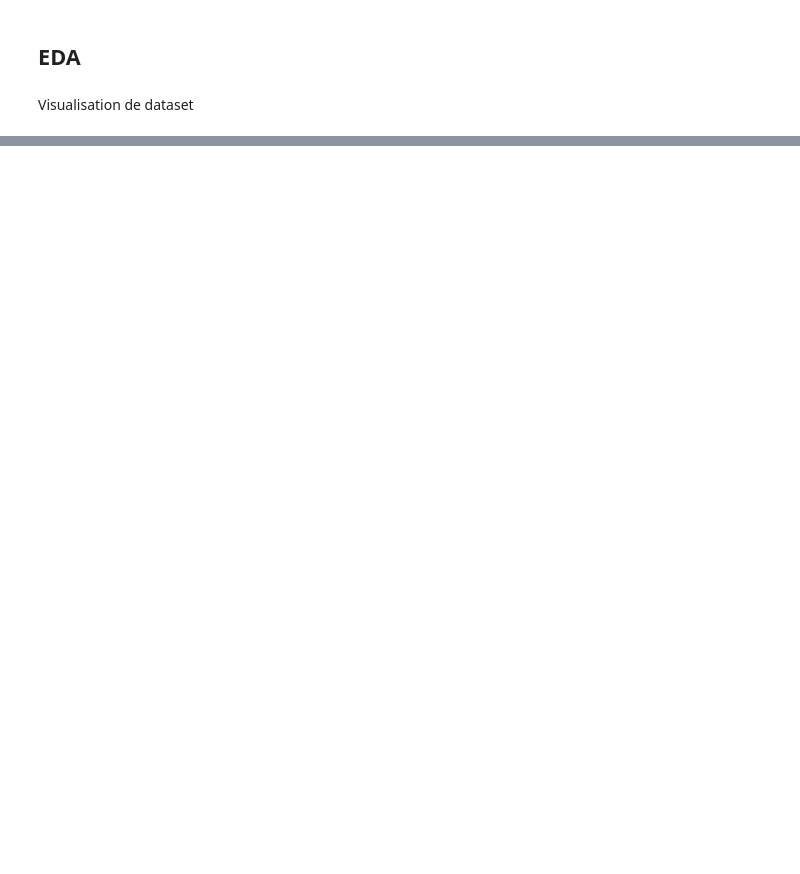
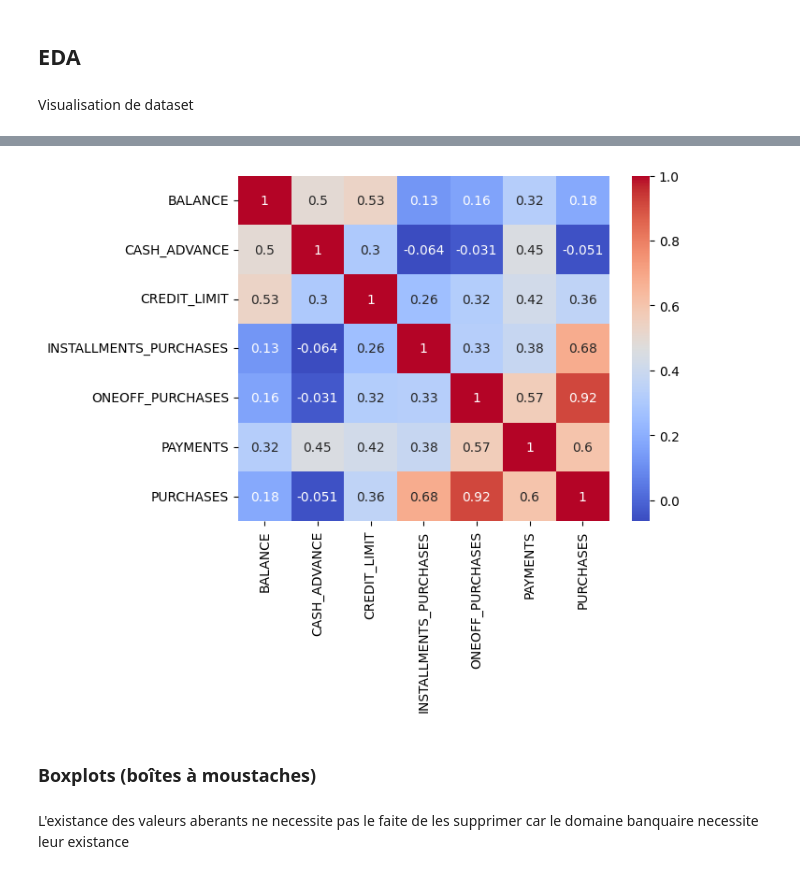
Before and after one commit to NohailaAitHammad/CardProfiler, a Jupyter notebook: notebooks/eda.ipynb, the cells around one changed output, grey strips where cells are left out. Cells and saved outputs as stored; diff of their text form; code cells hidden in the pictures; blank space fills up the shorter version.

```diff
--- a/notebooks/eda.ipynb
+++ b/notebooks/eda.ipynb
@@ -37,0 +120,9 @@ df.describe(include='all')
+# %%
+sns.heatmap(df[df.columns.difference(other=['CUST_ID'])].corr(), annot=True, cmap='coolwarm')
+plt.show()
+# %% [output]
+[figure, added]
+# %% [markdown]
+### Boxplots (boîtes à moustaches)
+# %% [markdown]
+L'existance des valeurs aberants ne necessite pas le faite de les supprimer car le domaine banquaire necessite leur existance
```
Also changed, not shown: parts of 104 cells of this notebook, 2 other files.
